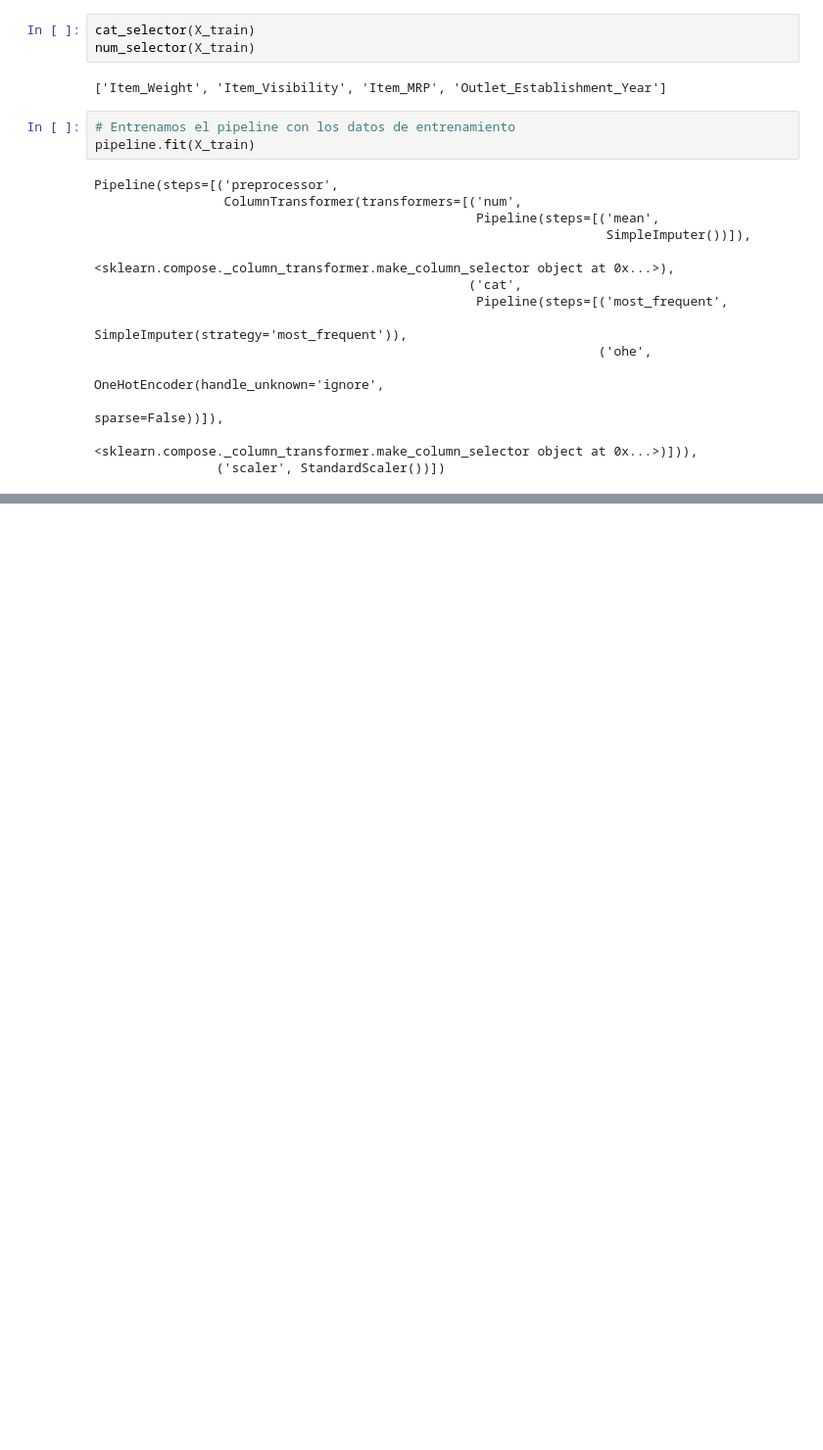
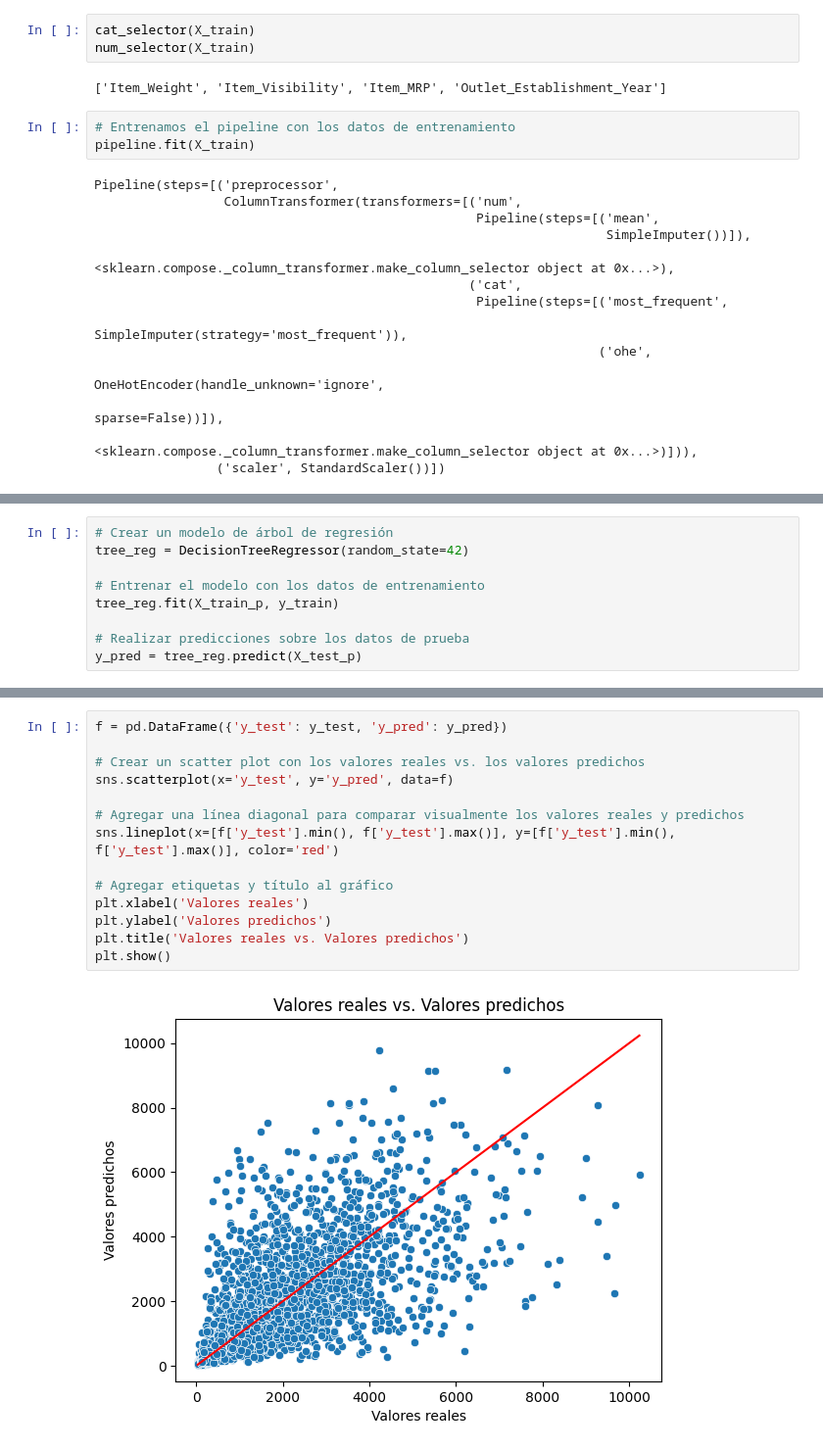
Before and after one commit to cheloberrios/Proydatadojo, a Jupyter notebook: Prediccion_de_ventas_pipeline_.ipynb, the cells around one changed output, grey strips where cells are left out. Shown at 98% size. Cells and saved outputs as stored; diff of their text form; blank space fills up the shorter version.

```diff
--- a/Prediccion_de_ventas_pipeline_.ipynb
+++ b/Prediccion_de_ventas_pipeline_.ipynb
@@ -330,0 +438,9 @@ Pipeline(steps=[('preprocessor',
+# %%
+# Crear un modelo de árbol de regresión
+tree_reg = DecisionTreeRegressor(random_state=42)
+
+# Entrenar el modelo con los datos de entrenamiento
+tree_reg.fit(X_train_p, y_train)
+
+# Realizar predicciones sobre los datos de prueba
+y_pred = tree_reg.predict(X_test_p)
@@ -330,0 +464,16 @@ Pipeline(steps=[('preprocessor',
+# %%
+f = pd.DataFrame({'y_test': y_test, 'y_pred': y_pred})
+
+# Crear un scatter plot con los valores reales vs. los valores predichos
+sns.scatterplot(x='y_test', y='y_pred', data=f)
+
+# Agregar una línea diagonal para comparar visualmente los valores reales y predichos
+sns.lineplot(x=[f['y_test'].min(), f['y_test'].max()], y=[f['y_test'].min(), f['y_test'].max()], color='red')
+
+# Agregar etiquetas y título al gráfico
+plt.xlabel('Valores reales')
+plt.ylabel('Valores predichos')
+plt.title('Valores reales vs. Valores predichos')
+plt.show()
+# %% [output]
+[figure, added]
```
Also changed, not shown: parts of 17 cells of this notebook.
